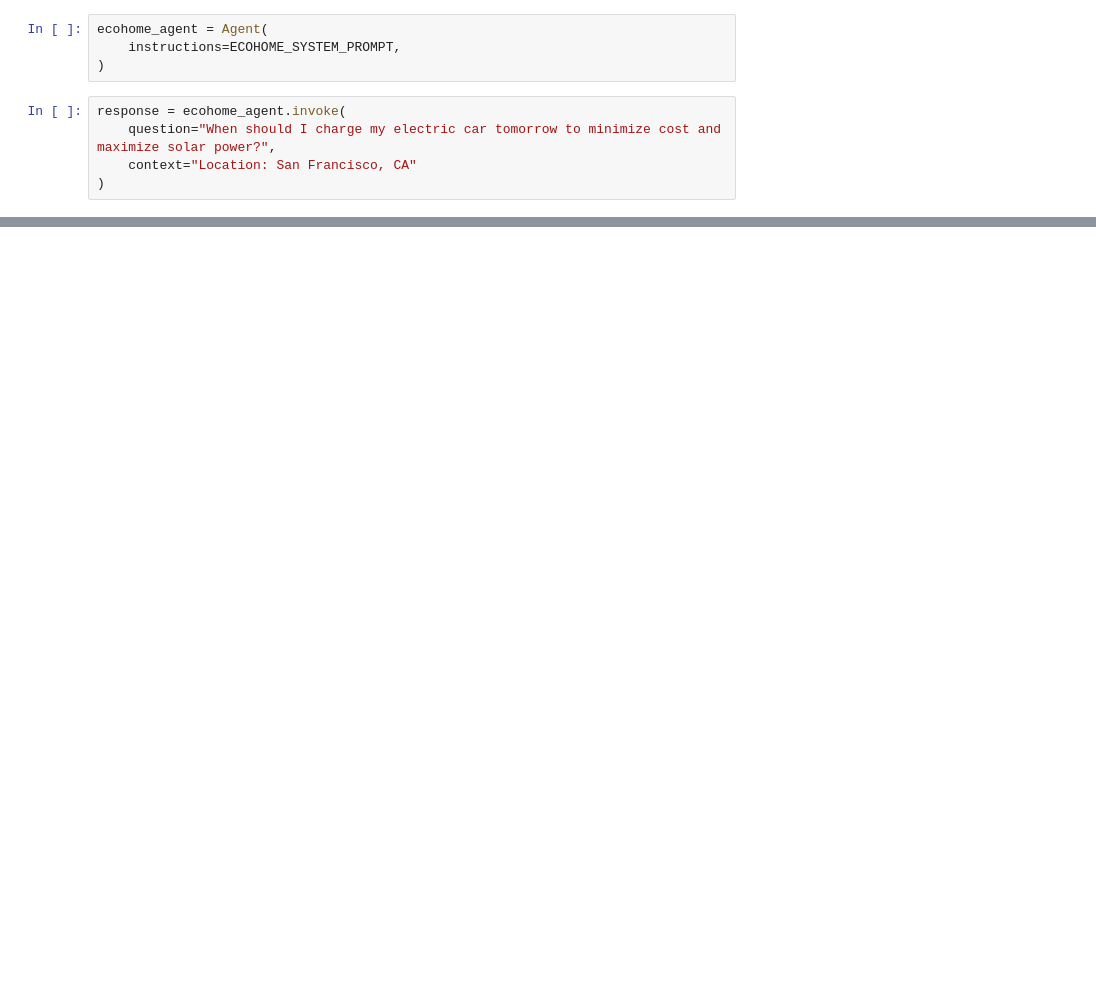
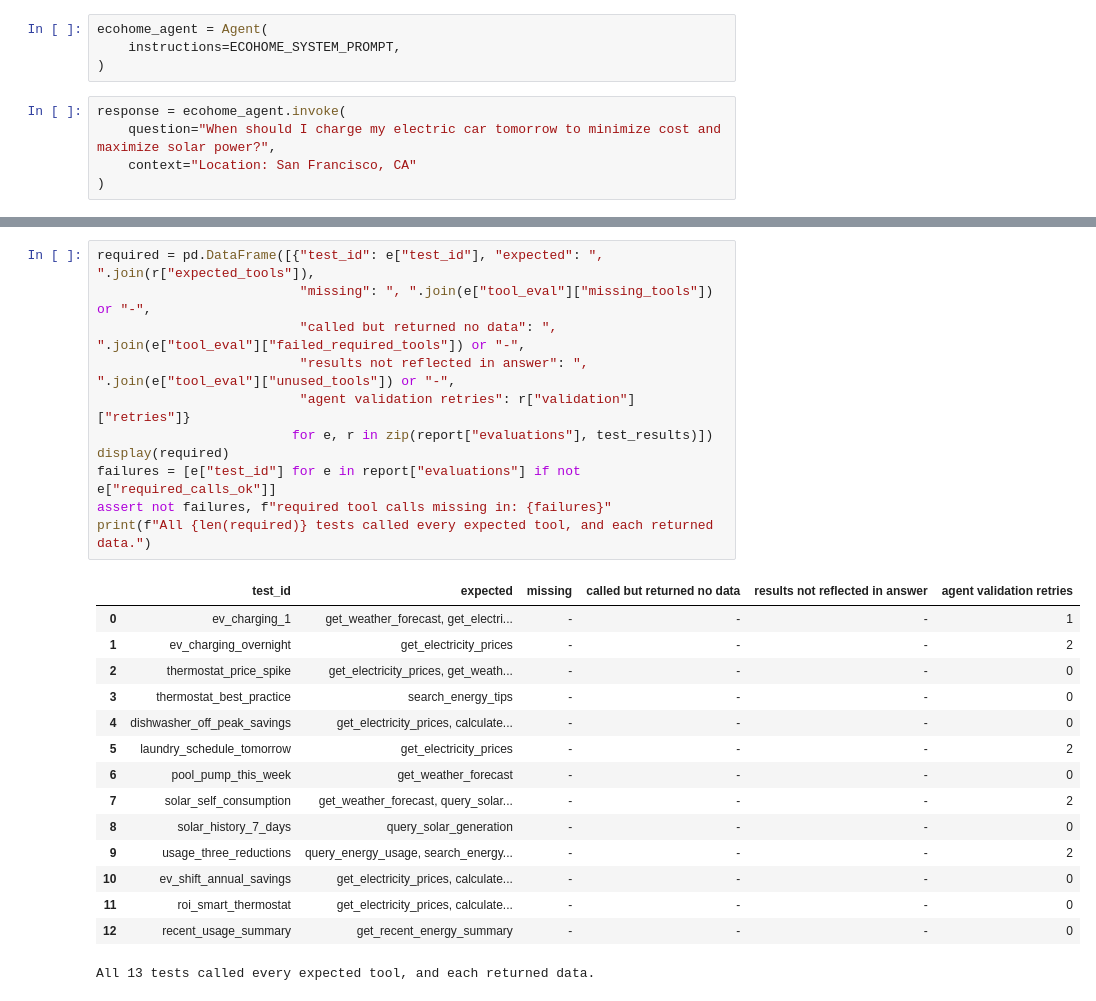
Before and after one commit to tyvee1/ecohome-energy-advisor, a Jupyter notebook: ecohome_solution/03_run_and_evaluate.ipynb, the cells around one changed output, grey strips where cells are left out. Cells and saved outputs as stored; diff of their text form; blank space fills up the shorter version.

```diff
--- a/ecohome_solution/03_run_and_evaluate.ipynb
+++ b/ecohome_solution/03_run_and_evaluate.ipynb
@@ -833,0 +1210,27 @@ plt.tight_layout(); plt.show()
+# %%
+required = pd.DataFrame([{"test_id": e["test_id"], "expected": ", ".join(r["expected_tools"]),
+                          "missing": ", ".join(e["tool_eval"]["missing_tools"]) or "-",
+                          "called but returned no data": ", ".join(e["tool_eval"]["failed_required_tools"]) or "-",
+                          "results not reflected in answer": ", ".join(e["tool_eval"]["unused_tools"]) or "-",
+                          "agent validation retries": r["validation"]["retries"]}
+                         for e, r in zip(report["evaluations"], test_results)])
+display(required)
+failures = [e["test_id"] for e in report["evaluations"] if not e["required_calls_ok"]]
+assert not failures, f"required tool calls missing in: {failures}"
+print(f"All {len(required)} tests called every expected tool, and each returned data.")
+# %% [output]
+|  | test_id | expected | missing | called but returned no data | results not reflected in answer | agent validation retries |
+| 0 | ev_charging_1 | get_weather_forecast, get_electri... | - | - | - | 1 |
+| 1 | ev_charging_overnight | get_electricity_prices | - | - | - | 2 |
+| 2 | thermostat_price_spike | get_electricity_prices, get_weath... | - | - | - | 0 |
+| 3 | thermostat_best_practice | search_energy_tips | - | - | - | 0 |
+| 4 | dishwasher_off_peak_savings | get_electricity_prices, calculate... | - | - | - | 0 |
+| 5 | laundry_schedule_tomorrow | get_electricity_prices | - | - | - | 2 |
+| 6 | pool_pump_this_week | get_weather_forecast | - | - | - | 0 |
+| 7 | solar_self_consumption | get_weather_forecast, query_solar... | - | - | - | 2 |
+| 8 | solar_history_7_days | query_solar_generation | - | - | - | 0 |
+| 9 | usage_three_reductions | query_energy_usage, search_energy... | - | - | - | 2 |
+| 10 | ev_shift_annual_savings | get_electricity_prices, calculate... | - | - | - | 0 |
+| 11 | roi_smart_thermostat | get_electricity_prices, calculate... | - | - | - | 0 |
+| 12 | recent_usage_summary | get_recent_energy_summary | - | - | - | 0 |
+All 13 tests called every expected tool, and each returned data.
```
Also changed, not shown: parts of 34 cells of this notebook, 9 other files.
